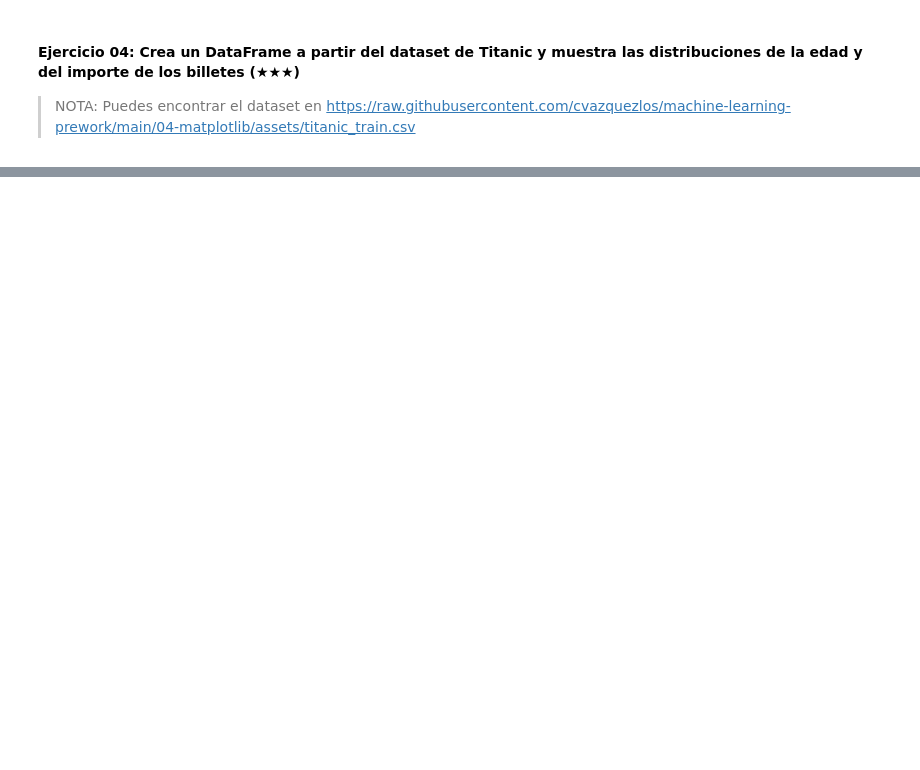
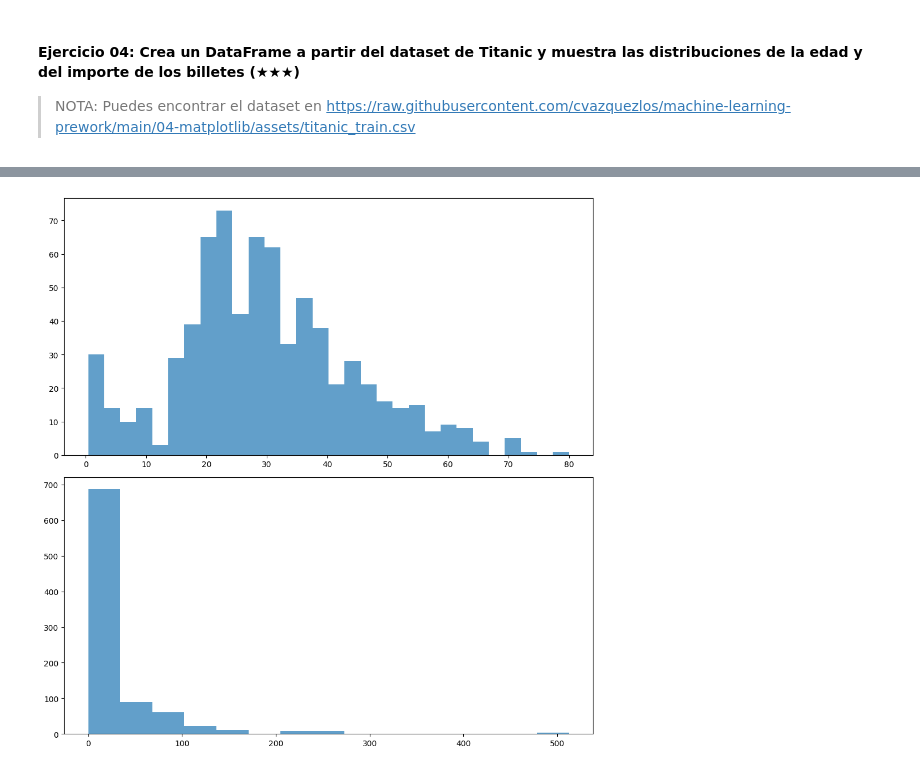
Before and after one commit to MaryFER104/data-engineer-handbook, a Jupyter notebook: 04-matplotlib/04.1-Intro-to-Matplotlib.es.ipynb, the cells around one changed output, grey strips where cells are left out. Saved outputs shown, nothing was run; the diff lists cells and outputs as text; code cells hidden in the pictures; blank space fills up the shorter version.

```diff
--- a/04-matplotlib/04.1-Intro-to-Matplotlib.es.ipynb
+++ b/04-matplotlib/04.1-Intro-to-Matplotlib.es.ipynb
@@ -148,3 +172,7 @@ plt.show()
 #### Ejercicio 04: Crea un DataFrame a partir del dataset de Titanic y muestra las distribuciones de la edad y del importe de los billetes (★★★)
 
 > NOTA: Puedes encontrar el dataset en https://raw.githubusercontent.com/cvazquezlos/machine-learning-prework/main/04-matplotlib/assets/titanic_train.csv
+# %%
+import pandas as pd
+df =pd.read_csv("https://raw.githubusercontent.com/cvazquezlos/machine-learning-prework/main/04-matplotlib/assets/titanic_train.csv")
+df.head(3)
@@ -150,0 +184,10 @@ plt.show()
+# %%
+fig, axis = plt.subplots(2, 1, figsize = (10, 10))
+
+axis[0].hist(df.Age, bins = 30, alpha = 0.7)
+axis[1].hist(df.Fare, bins = 15, alpha = 0.7)
+
+plt.tight_layout()
+plt.show()
+# %% [output]
+[figure, added]
```
Also changed, not shown: parts of 3 cells of this notebook.
